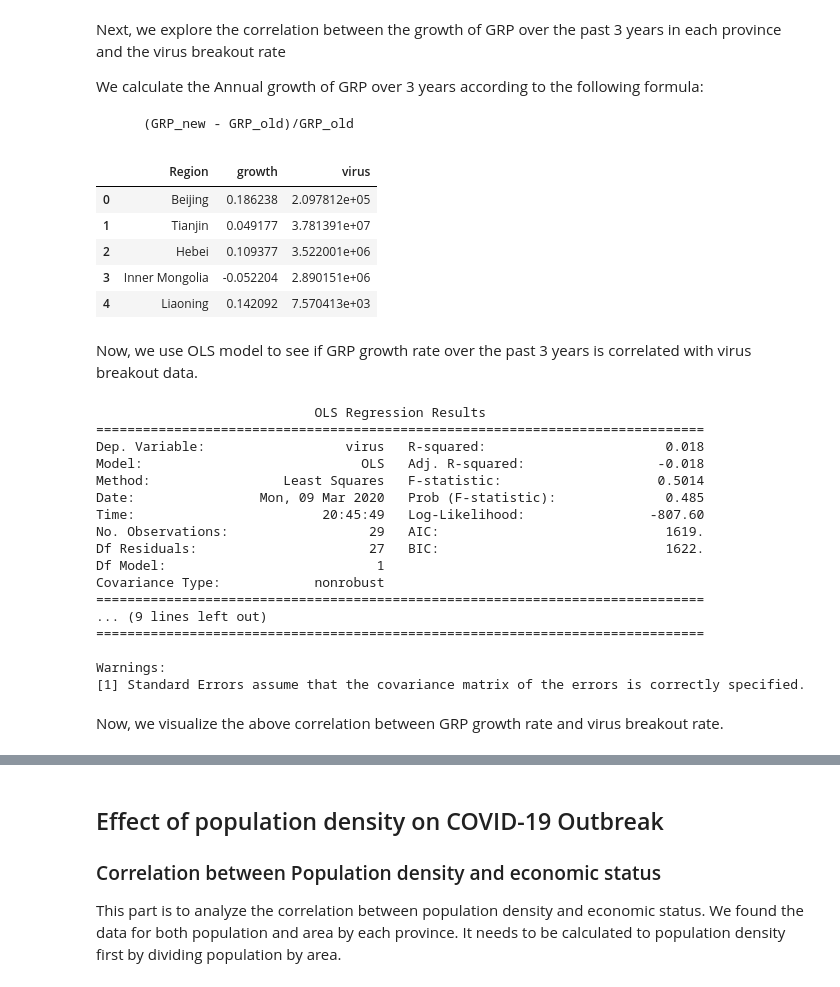
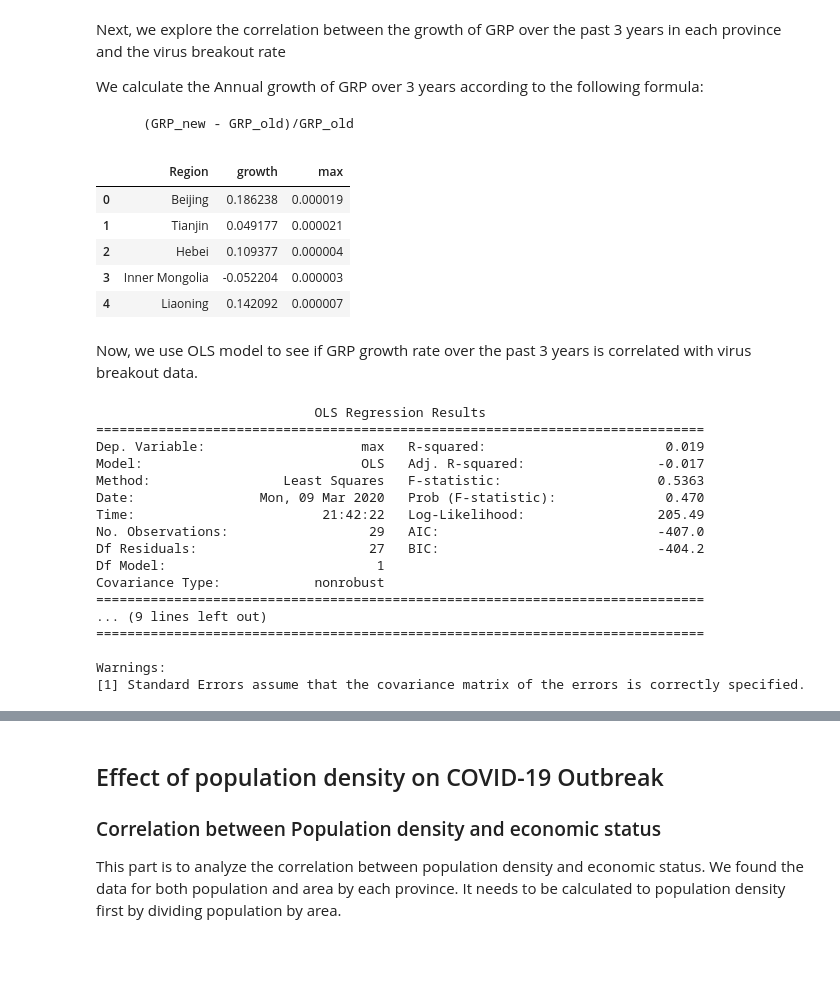
Before and after one commit to Alphaaaaabet/Regional-Economic-Status-and-COVID-19-Spread-Speed-in-China, a Jupyter notebook: FinalProject_group044.ipynb, the cells around one changed output, grey strips where cells are left out. Cells and saved outputs as stored; diff of their text form; code cells hidden in the pictures; blank space fills up the shorter version.

```diff
--- a/FinalProject_group044.ipynb
+++ b/FinalProject_group044.ipynb
@@ -680,10 +632,10 @@ Now we use the ordinary least sqaures regression model(ols model) to figure out
 # %%
 #single out the GRP in 2018 for each province
 GRP_2018 = GRP[GRP.columns[:2]]
-#single out the virus breakout rate data that we're interested in
-virus = df[['Region','CAGR']]
+#rename max_infection_percentage's region column for later merge
+max_infection_percentage_1 = max_infection_percentage.rename(columns = {'Province/Region/City':'Region'})
 #merge virus breakout rate data with GRP dataframe by province
-GRP_virus = pd.merge(GRP_2018, virus, on = 'Region')
+GRP_virus = pd.merge(GRP_2018, max_infection_percentage_1, on = 'Region')
 #rename the columns to be more meaningful and easier for further analyses
 GRP_virus = GRP_virus.rename(columns = {'2018':'GRP'})
 GRP_virus = GRP_virus.rename(columns = {'CAGR':'virus'})
@@ -751,25 +747,23 @@ We calculate the Annual growth of GRP over 3 years according to the following fo
 # %%
 #add new column annual GRP growth for the past 3 years of each province applying above formula
 GRP['growth'] = (GRP['2018'] - GRP['2016']) / GRP['2016']
 #single out
 GRP_growth = GRP[['Region','growth']]
 #merge the virus breakout rate data with GRP  growth rate by province
-GRP_growth_virus = pd.merge(GRP_growth, virus, on = 'Region')
-#rename columns to make them meaningful
-GRP_growth_virus = GRP_growth_virus.rename(columns = {'CAGR':'virus'})
+GRP_growth_virus = pd.merge(GRP_growth, max_infection_percentage_1, on = 'Region')
 GRP_growth_virus.head()
 # %% [output]
-|  | Region | growth | virus |
-| 0 | Beijing | 0.186238 | 2.097812e+05 |
-| 1 | Tianjin | 0.049177 | 3.781391e+07 |
-| 2 | Hebei | 0.109377 | 3.522001e+06 |
-| 3 | Inner Mongolia | -0.052204 | 2.890151e+06 |
-| 4 | Liaoning | 0.142092 | 7.570413e+03 |
+|  | Region | growth | max |
+| 0 | Beijing | 0.186238 | 0.000019 |
+| 1 | Tianjin | 0.049177 | 0.000021 |
+| 2 | Hebei | 0.109377 | 0.000004 |
+| 3 | Inner Mongolia | -0.052204 | 0.000003 |
+| 4 | Liaoning | 0.142092 | 0.000007 |
 # %% [markdown]
 Now, we use OLS model to see if GRP growth rate over the past 3 years is correlated with virus breakout data.
 # %%
 #set up the outcome and what we use to predict using pasty
-outcome2, predictors2 = patsy.dmatrices('virus ~ growth', GRP_growth_virus)
+outcome2, predictors2 = patsy.dmatrices('max ~ growth', GRP_growth_virus)
 # Now use statsmodels to intialize an OLS linear model
 # This step initializes the model, and provides the data (but not actually compute the model)
 mod_GRP_growth = sm.OLS(outcome2, predictors2)
@@ -780,13 +774,13 @@ print(res_GRP_growth.summary())
 # %% [output]
                             OLS Regression Results
 ==============================================================================
-Dep. Variable:                  virus   R-squared:                       0.018
-Model:                            OLS   Adj. R-squared:                 -0.018
-Method:                 Least Squares   F-statistic:                    0.5014
-Date:                Mon, 09 Mar 2020   Prob (F-statistic):              0.485
-Time:                        20:45:49   Log-Likelihood:                -807.60
-No. Observations:                  29   AIC:                             1619.
-Df Residuals:                      27   BIC:                             1622.
+Dep. Variable:                    max   R-squared:                       0.019
+Model:                            OLS   Adj. R-squared:                 -0.017
+Method:                 Least Squares   F-statistic:                    0.5363
+Date:                Mon, 09 Mar 2020   Prob (F-statistic):              0.470
+Time:                        21:42:22   Log-Likelihood:                 205.49
+No. Observations:                  29   AIC:                            -407.0
+Df Residuals:                      27   BIC:                            -404.2
 Df Model:                           1
 Covariance Type:            nonrobust
 ==============================================================================
@@ -795,5 +789,3 @@ Covariance Type:            nonrobust
 
 Warnings:
 [1] Standard Errors assume that the covariance matrix of the errors is correctly specified.
-# %% [markdown]
-Now, we visualize the above correlation between GRP growth rate and virus breakout rate.
```
Also changed, not shown: parts of 27 cells of this notebook.
